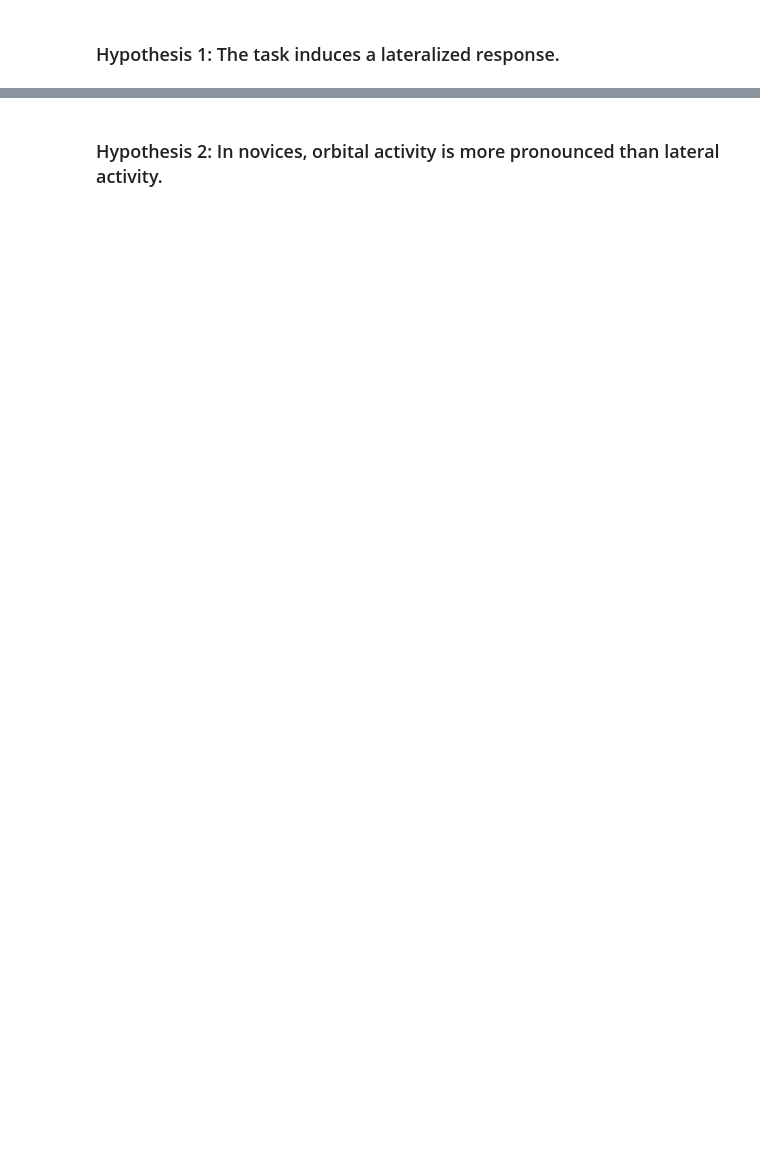
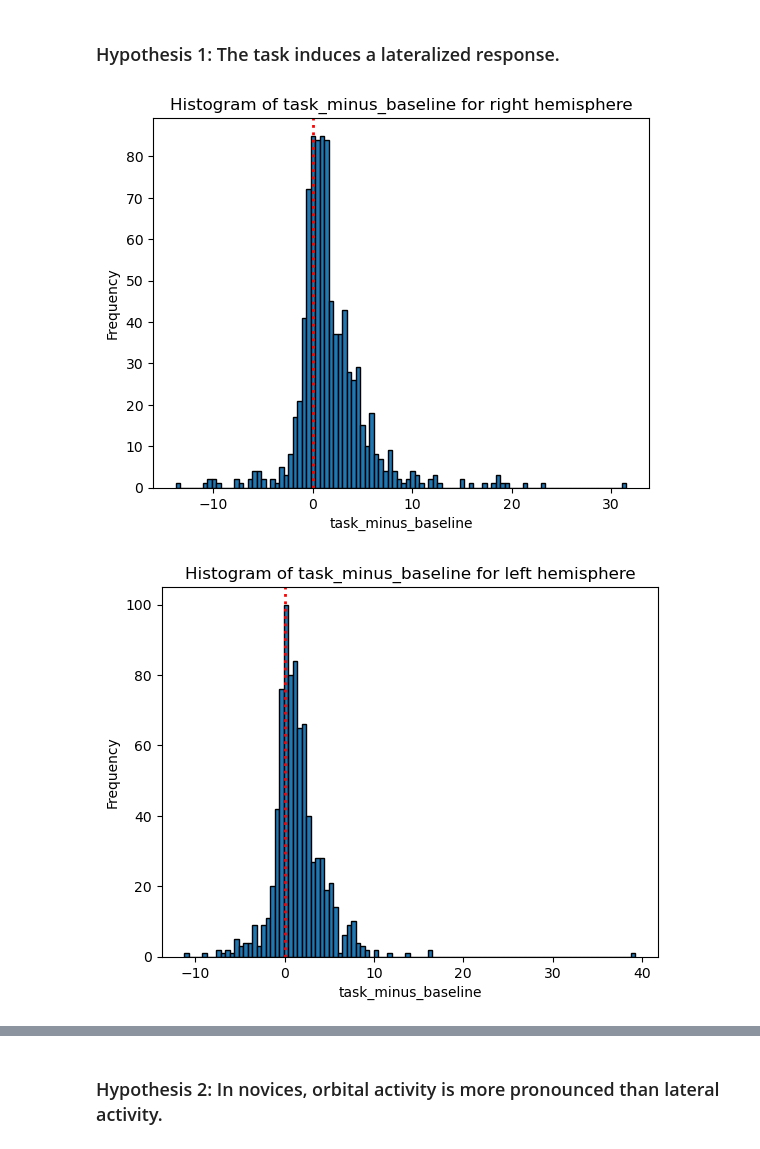
Before and after one commit to trubby22/spne-cw-2, a Jupyter notebook: code/main.ipynb, the cells around one changed output, grey strips where cells are left out. Drawn from its saved outputs; the diff is of its cells as text; code cells hidden in the pictures; blank space fills up the shorter version.

```diff
--- a/code/main.ipynb
+++ b/code/main.ipynb
@@ -87,12 +110,0 @@ experience_masks = [
-# %%
-for hemisphere in [right_mask, left_mask]:
-    col = "task_minus_baseline"
-    # Create a histogram of the 'score' column
-    df[hemisphere][col].plot(kind='hist', bins=100, edgecolor='black')
-
-    plt.axvline(x=0, color='red', linestyle=':', linewidth=2)
-    # Display the plot
-    plt.xlabel(col)
-    plt.ylabel('Frequency')
-    plt.title(f'Histogram of {col}')
-    plt.show()
@@ -173,2 +114,21 @@ for area in together:
 # %% [markdown]
 ### Hypothesis 1: The task induces a lateralized response.
+# %%
+hemisphere_names = [
+    "right",
+    "left"
+]
+for i in range(len(hemisphere_masks)):
+    hemisphere_mask = hemisphere_masks[i]
+    hemisphere_name = hemisphere_names[i]
+    col = "task_minus_baseline"
+    df[hemisphere_mask][col].plot(kind='hist', bins=100, edgecolor='black')
+
+    plt.axvline(x=0, color='red', linestyle=':', linewidth=2)
+    plt.xlabel(col)
+    plt.ylabel('Frequency')
+    plt.title(f'Histogram of {col} for {hemisphere_name} hemisphere')
+    plt.show()
+# %% [output]
+[figure, added]
+[figure, added]
```
Also changed, not shown: parts of 13 cells of this notebook.
